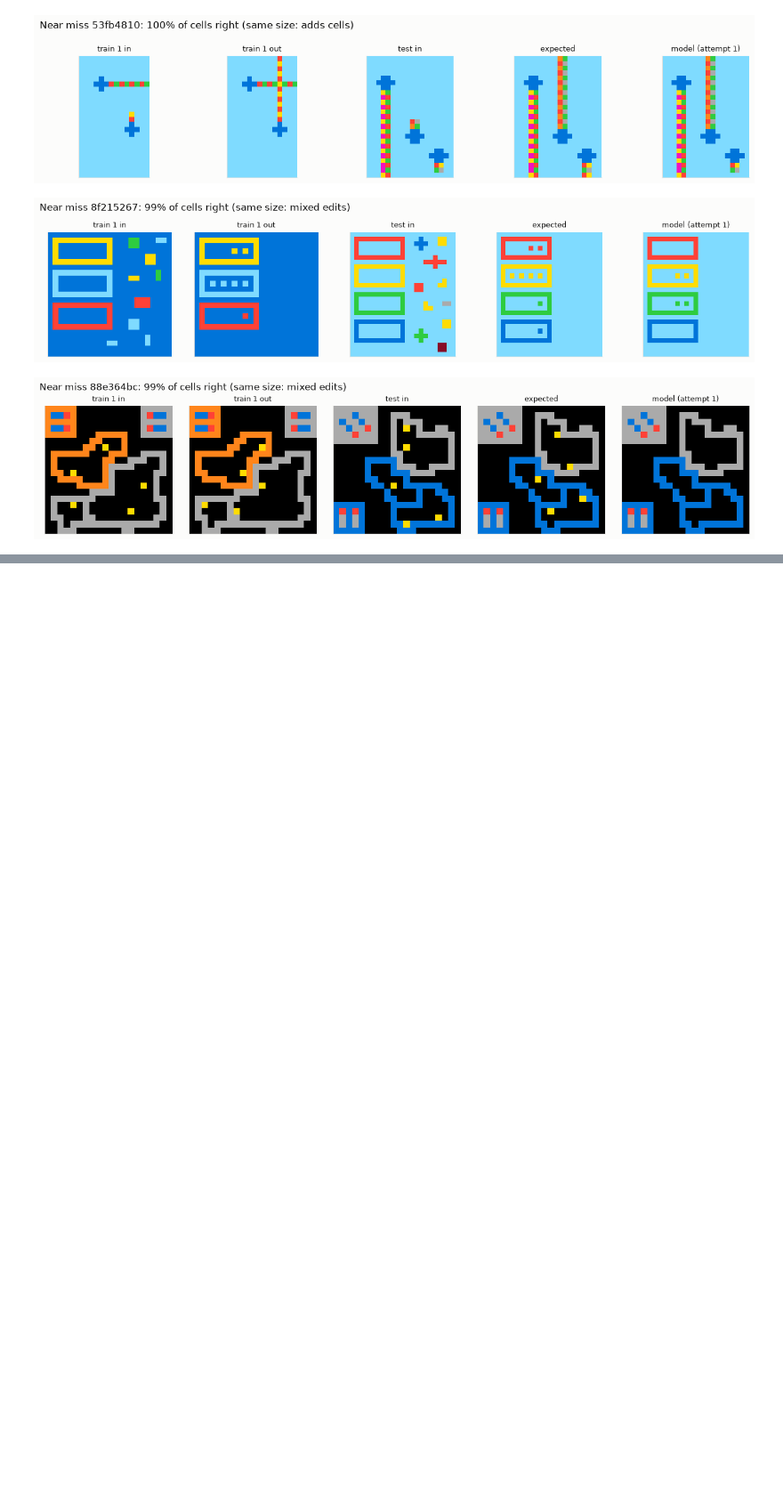
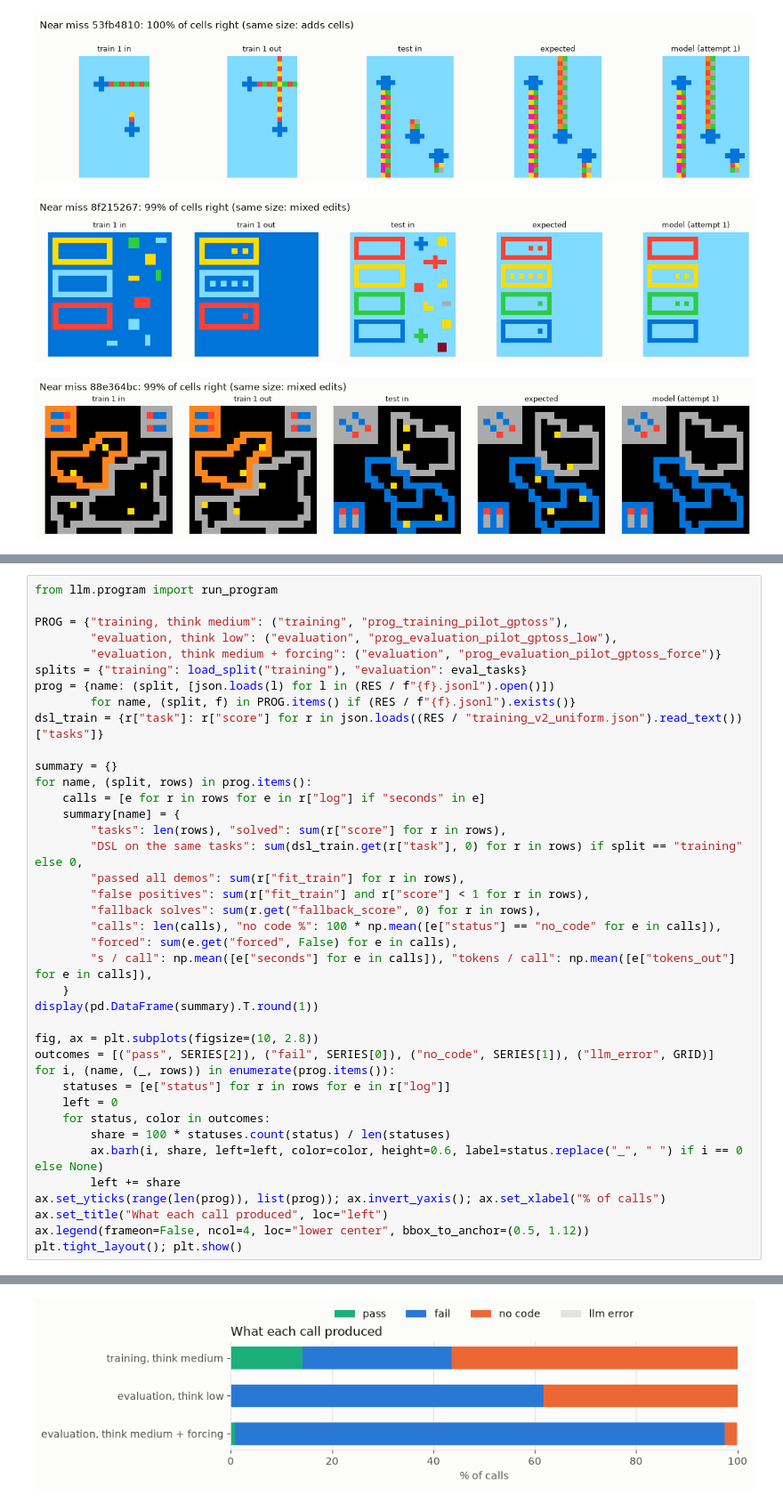
Before and after one commit to AbdullahAssi/arc-agi-2-hybrid-solver, a Jupyter notebook: llm_analysis.ipynb, the cells around one changed output, grey strips where cells are left out. Shown at 89% size. Cells and saved outputs as stored; diff of their text form; blank space fills up the shorter version.

```diff
--- a/llm_analysis.ipynb
+++ b/llm_analysis.ipynb
@@ -267,0 +338,40 @@ for _, r in near.iterrows():
+# %%
+from llm.program import run_program
+
+PROG = {"training, think medium": ("training", "prog_training_pilot_gptoss"),
+        "evaluation, think low": ("evaluation", "prog_evaluation_pilot_gptoss_low"),
+        "evaluation, think medium + forcing": ("evaluation", "prog_evaluation_pilot_gptoss_force")}
+splits = {"training": load_split("training"), "evaluation": eval_tasks}
+prog = {name: (split, [json.loads(l) for l in (RES / f"{f}.jsonl").open()])
+        for name, (split, f) in PROG.items() if (RES / f"{f}.jsonl").exists()}
+dsl_train = {r["task"]: r["score"] for r in json.loads((RES / "training_v2_uniform.json").read_text())["tasks"]}
+
+summary = {}
+for name, (split, rows) in prog.items():
+    calls = [e for r in rows for e in r["log"] if "seconds" in e]
+    summary[name] = {
+        "tasks": len(rows), "solved": sum(r["score"] for r in rows),
+        "DSL on the same tasks": sum(dsl_train.get(r["task"], 0) for r in rows) if split == "training" else 0,
+        "passed all demos": sum(r["fit_train"] for r in rows),
+        "false positives": sum(r["fit_train"] and r["score"] < 1 for r in rows),
+        "fallback solves": sum(r.get("fallback_score", 0) for r in rows),
+        "calls": len(calls), "no code %": 100 * np.mean([e["status"] == "no_code" for e in calls]),
+        "forced": sum(e.get("forced", False) for e in calls),
+        "s / call": np.mean([e["seconds"] for e in calls]), "tokens / call": np.mean([e["tokens_out"] for e in calls]),
+    }
+display(pd.DataFrame(summary).T.round(1))
+
+fig, ax = plt.subplots(figsize=(10, 2.8))
+outcomes = [("pass", SERIES[2]), ("fail", SERIES[0]), ("no_code", SERIES[1]), ("llm_error", GRID)]
+for i, (name, (_, rows)) in enumerate(prog.items()):
+    statuses = [e["status"] for r in rows for e in r["log"]]
+    left = 0
+    for status, color in outcomes:
+        share = 100 * statuses.count(status) / len(statuses)
+        ax.barh(i, share, left=left, color=color, height=0.6, label=status.replace("_", " ") if i == 0 else None)
+        left += share
+ax.set_yticks(range(len(prog)), list(prog)); ax.invert_yaxis(); ax.set_xlabel("% of calls")
+ax.set_title("What each call produced", loc="left")
+ax.legend(frameon=False, ncol=4, loc="lower center", bbox_to_anchor=(0.5, 1.12))
+plt.tight_layout(); plt.show()
+# %% [output]
@@ -267,0 +382 @@ for _, r in near.iterrows():
+[figure, added]
```
Also changed, not shown: parts of 8 cells of this notebook, 4 other files.
